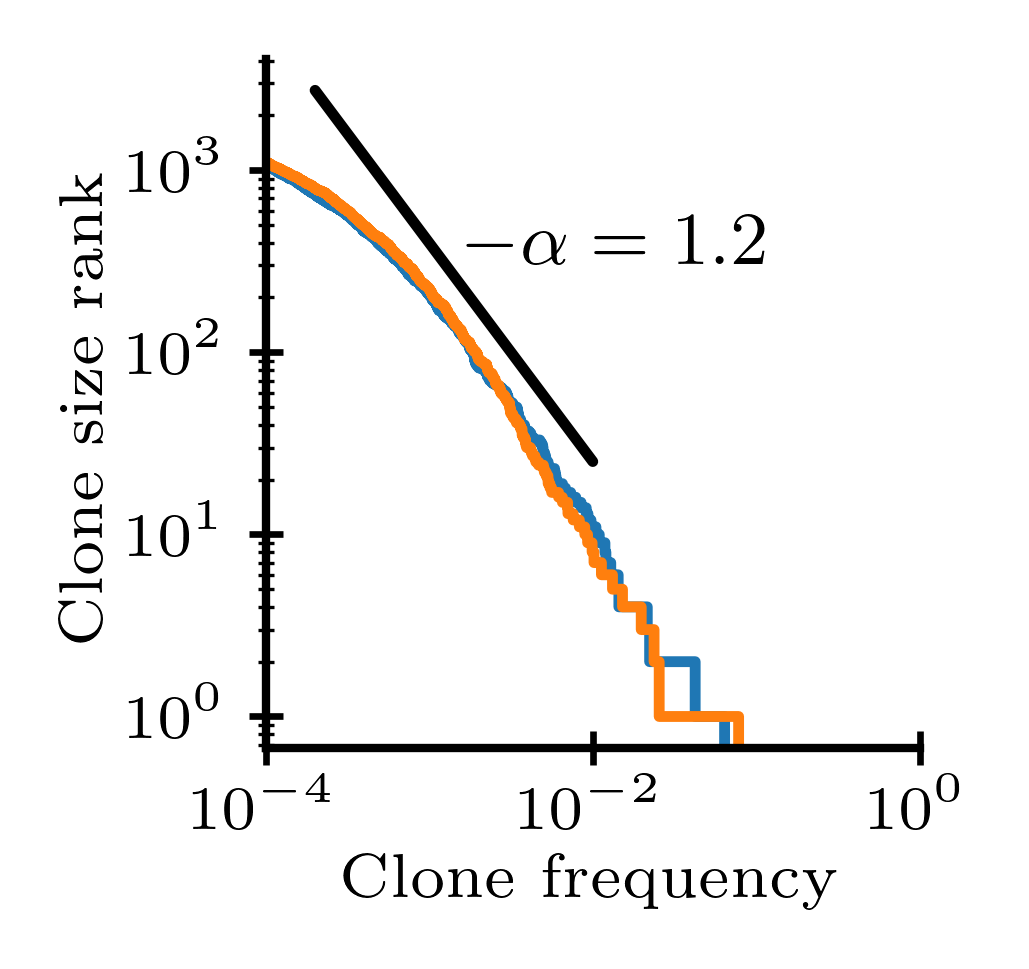
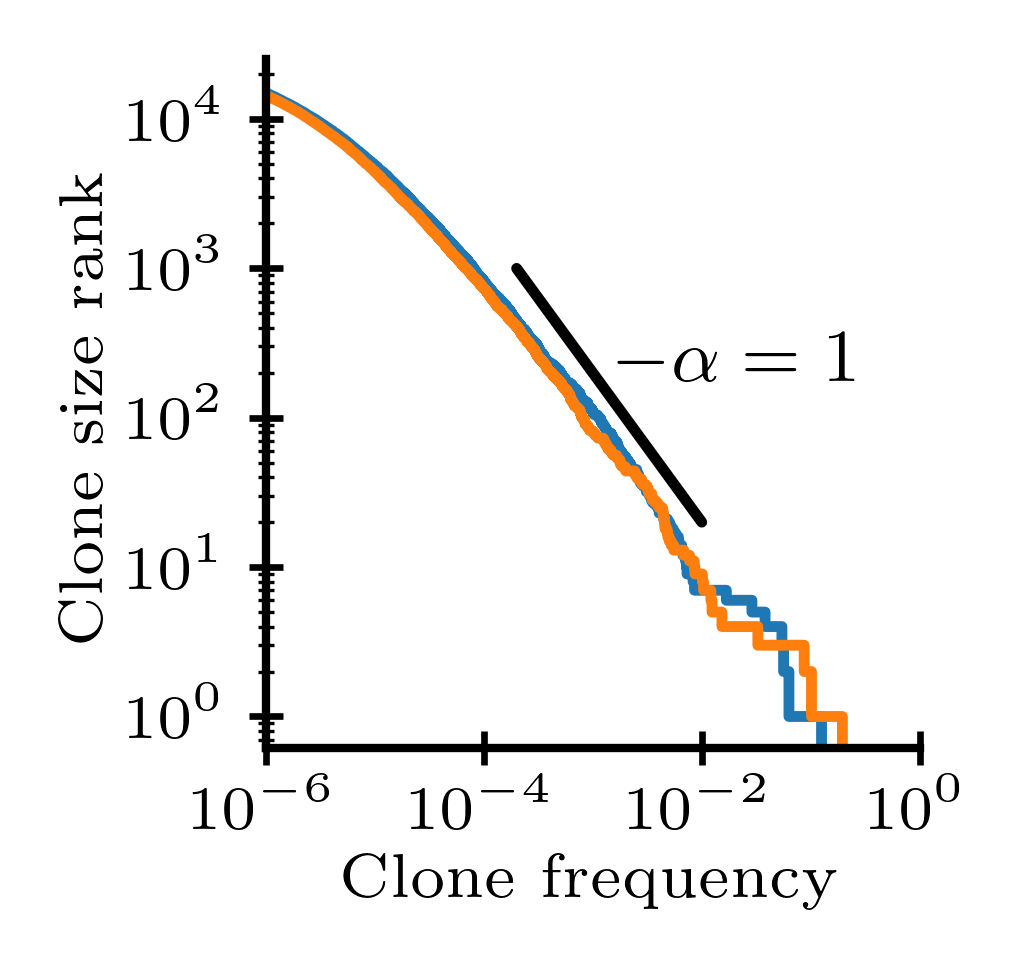
Unified diff of the notebook cell whose output changed from the first chart to the second:
--- before
+++ after
@@ -1,7 +1,6 @@
 fig, ax = plt.subplots(figsize=(1.6, 1.5), layout='constrained')
-lib.plot_referencescaling(ax=ax, x=[2e-4, 1e-2], factor=1e-1, exponent=-1.2)
+lib.plot_referencescaling(ax=ax, x=[2e-4, 1e-2], factor=2e-1, exponent=-1)
 for i in range(c.shape[1]):
     prs.plotting.rankfrequency(c[:, i][c[:, i] >= 1], ax=ax, normalize_x=True, label=f'i = {i+1}')
     
-ax.set_xlim([1e-4, 1e0])
-#ax.legend();
+ax.set_xlim([1e-6, 1e0]);

Commit: add analysis on how to maintain diversity